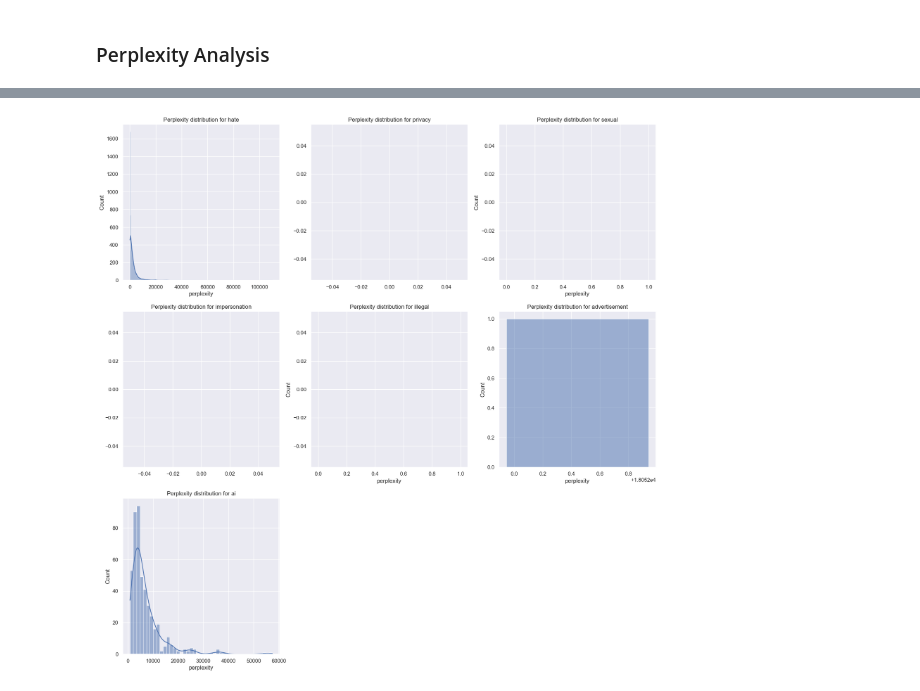
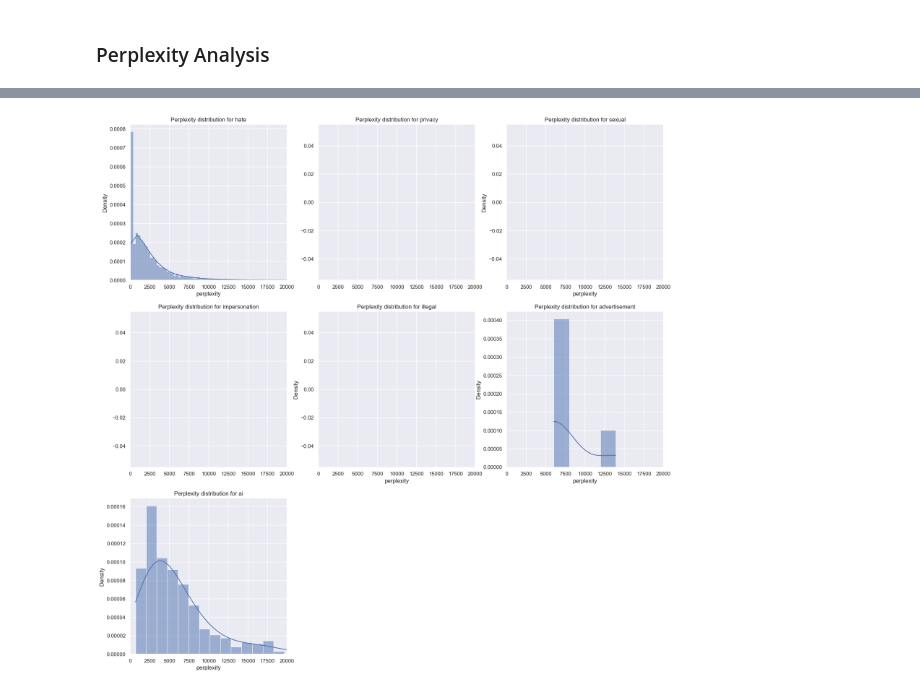
Before and after one commit to edologgerbird/PowerText, a Jupyter notebook: data_eda.ipynb, the cells around one changed output, grey strips where cells are left out. Drawn from its saved outputs; the diff is of its cells as text; code cells hidden in the pictures.

Commit message:
perplexity analysis for density

```diff
--- a/data_eda.ipynb
+++ b/data_eda.ipynb
@@ -773,7 +773,7 @@ def perplexity(model, df_test, n=1):
 # %%
 # Perplexity for unigram model
 
-df_train, df_test = train_test_split(df_merged, test_size=0.7, random_state=RANDOM_STATE)
+df_train, df_test = train_test_split(df_merged, test_size=0.7, random_state=RANDOM_STATE, stratify=df_merged["ai"])
 mle_unigram_model = train_MLE_model(df_train, n=1)
 perplexity_unigram_results_df = perplexity(mle_unigram_model, df_test, n=1)
 perplexity_unigram_results_df_merged = perplexity_unigram_results_df.merge(df_test, on="body")
@@ -796,14 +796,15 @@ perplexity_unigram_results_df_merged
 # %%
 # plotting distribution of perplexity for unigram model for each target
 
 fig, axes = plt.subplots(3, 3, figsize=(20, 20))
 for i, target in enumerate(TARGET_VARS):
-    sns.histplot(perplexity_unigram_results_df_merged[perplexity_unigram_results_df_merged[target] == 1]["perplexity"], kde=True, ax=axes[i//3, i%3])
+    sns.histplot(perplexity_unigram_results_df_merged[perplexity_unigram_results_df_merged[target] == 1]["perplexity"], kde=True, ax=axes[i//3, i%3], stat="density")
+    axes[i//3, i%3].set_xlim(0, 20000)
     axes[i//3, i%3].set_title(f"Perplexity distribution for {target}")
 axes[2, 1].set_visible(False)
 axes[2, 2].set_visible(False)
 # %% [output]
-[figure, old version]
+[figure, new version]
 # %%
 # plotting distribution of perplexity for unigram model for each cluster
 
```
Also changed, not shown: parts of 2 cells of this notebook.
